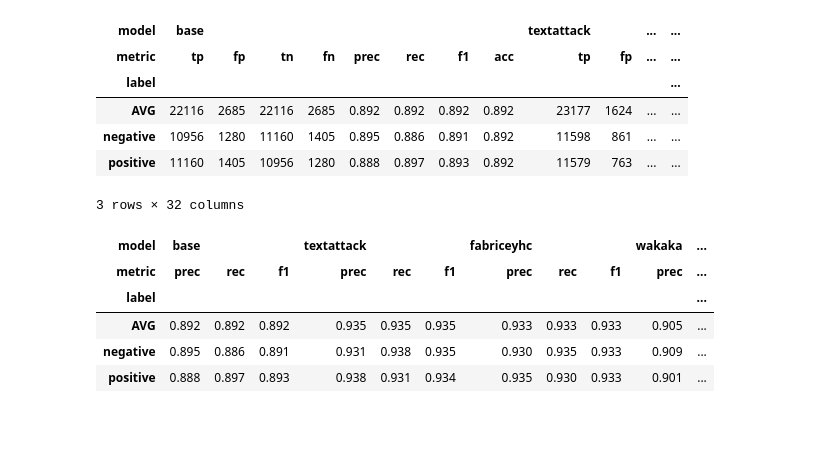
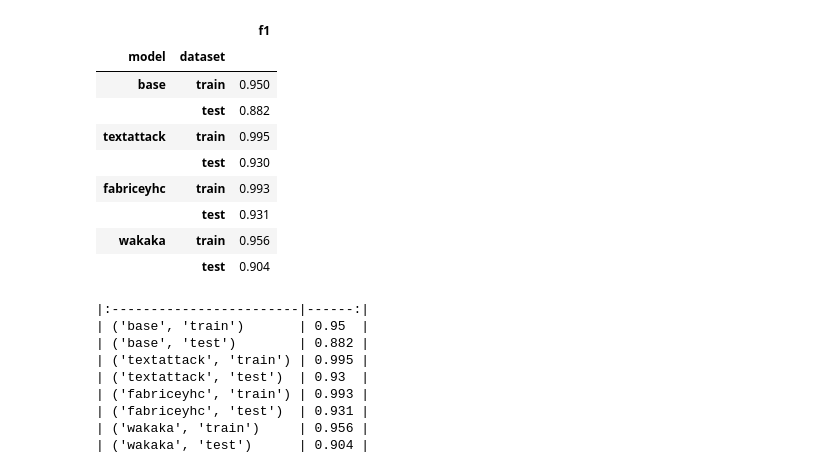
Before and after one commit to simon-muenker/NLP-SoSe22--NLP-Proj, a Jupyter notebook: notebooks/05--Classifier-Analysis.ipynb, the cells around one changed output. Drawn from its saved outputs; the diff is of its cells as text; code cells hidden in the pictures; blank space fills up the shorter version.

```diff
--- a/notebooks/05--Classifier-Analysis.ipynb
+++ b/notebooks/05--Classifier-Analysis.ipynb
@@ -87,3 +95,38 @@ for metric in ['loss', 'f1']:
+# %%
+evaluation: pd.DataFrame = (
+    epochs_formatted.iloc[-1]
+    .reset_index(level=1)
+    .rename(columns={'metric': 'dataset'})
+    .assign(dataset=lambda df_: df_['dataset'].str.replace("f1_", ""))
+    .set_index('dataset', append=True)
+    .rename(columns={100: 'f1'})
+    .round(3)
+)
+# %%
+evaluation.to_csv(f'{OUT_PATH}/evaluation.csv')
+evaluation.style.to_latex(f'{OUT_PATH}/_tex/evaluation.tex')
+display(evaluation)
+print(evaluation.to_markdown())
+# %% [output]
+|  |  | f1 |
+| model | dataset |  |
+| base | train | 0.950 |
+|  | test | 0.882 |
+| textattack | train | 0.995 |
+|  | test | 0.930 |
+| fabriceyhc | train | 0.993 |
+|  | test | 0.931 |
+| wakaka | train | 0.956 |
+|  | test | 0.904 |
+|:------------------------|------:|
+| ('base', 'train')       | 0.95  |
+| ('base', 'test')        | 0.882 |
+| ('textattack', 'train') | 0.995 |
+| ('textattack', 'test')  | 0.93  |
+| ('fabriceyhc', 'train') | 0.993 |
+| ('fabriceyhc', 'test')  | 0.931 |
+| ('wakaka', 'train')     | 0.956 |
+| ('wakaka', 'test')      | 0.904 |
 # %%
 test: pd.DataFrame = (
     pd.concat(
@@ -96,31 +139,8 @@ test: pd.DataFrame = (
     axis=1)
     .round(3)
 )
-# %%
-test.to_csv(f'{OUT_PATH}/test.full.csv')
-test
-# %% [output]
-| model | base |  |  |  |  |  |  |  | textattack |  | ... | ... |
-| metric | tp | fp | tn | fn | prec | rec | f1 | acc | tp | fp | ... | ... |
-| label |  |  |  |  |  |  |  |  |  |  |  | ... |
-| AVG | 22116 | 2685 | 22116 | 2685 | 0.892 | 0.892 | 0.892 | 0.892 | 23177 | 1624 | ... | ... |
-| negative | 10956 | 1280 | 11160 | 1405 | 0.895 | 0.886 | 0.891 | 0.892 | 11598 | 861 | ... | ... |
-| positive | 11160 | 1405 | 10956 | 1280 | 0.888 | 0.897 | 0.893 | 0.892 | 11579 | 763 | ... | ... |
-3 rows × 32 columns
 # %%
 test_subset = (
     test
     .filter(regex="(prec|rec|f1)")
 )
-# %%
-test_subset.to_csv(f'{OUT_PATH}/test.subset.csv')
-test_subset.style.to_latex(f'{OUT_PATH}/_tex/test.subset.tex')
-display(test_subset)
-# print(test_subset.to_markdown())
-# %% [output]
-| model | base |  |  | textattack |  |  | fabriceyhc |  |  | wakaka | ... |
-| metric | prec | rec | f1 | prec | rec | f1 | prec | rec | f1 | prec | ... |
-| label |  |  |  |  |  |  |  |  |  |  | ... |
-| AVG | 0.892 | 0.892 | 0.892 | 0.935 | 0.935 | 0.935 | 0.933 | 0.933 | 0.933 | 0.905 | ... |
-| negative | 0.895 | 0.886 | 0.891 | 0.931 | 0.938 | 0.935 | 0.930 | 0.935 | 0.933 | 0.909 | ... |
-| positive | 0.888 | 0.897 | 0.893 | 0.938 | 0.931 | 0.934 | 0.935 | 0.930 | 0.933 | 0.901 | ... |
```
Also changed, not shown: parts of 8 cells of this notebook, 15 other files.
